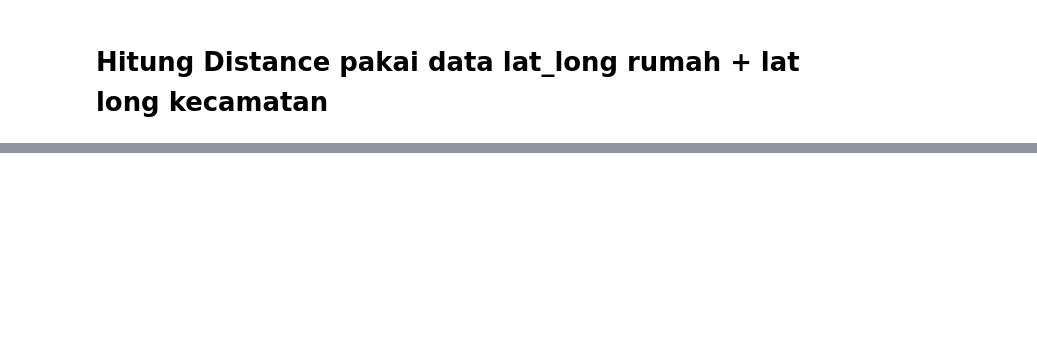
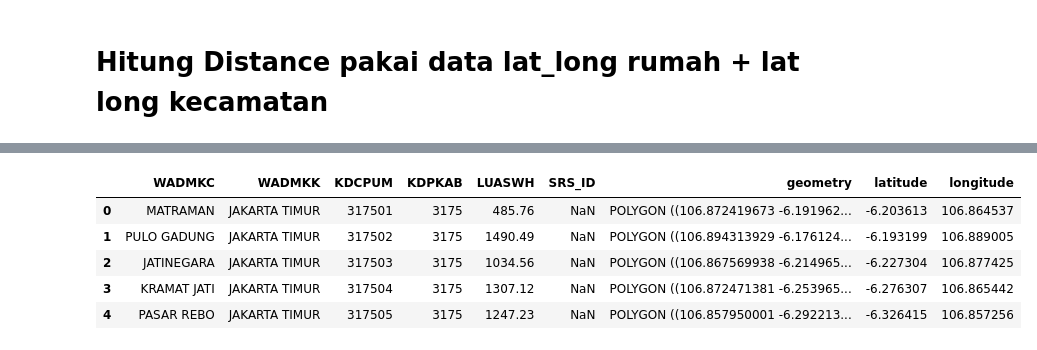
Before and after one commit to ilham-mukti/harga-rumah-jakarta, a Jupyter notebook: hitung_distance.ipynb, the cells around one changed output, grey strips where cells are left out. Saved outputs shown, nothing was run; the diff lists cells and outputs as text; code cells hidden in the pictures; blank space fills up the shorter version.

```diff
--- a/hitung_distance.ipynb
+++ b/hitung_distance.ipynb
@@ -12,0 +31,10 @@ datas.drop(columns=['pickup_longitude', 'dropoff_longitude', 'pickup_latitude',
+# %%
+datas_kecamatan = pd.read_csv("https://raw.githubusercontent.com/ilham-mukti/harga-rumah-jakarta/main/data/lat_long_kecamatan_jakarta.csv")
+datas_kecamatan.head()
+# %% [output]
+|  | WADMKC | WADMKK | KDCPUM | KDPKAB | LUASWH | SRS_ID | geometry | latitude | longitude |
+| 0 | MATRAMAN | JAKARTA TIMUR | 317501 | 3175 | 485.76 | NaN | POLYGON ((106.872419673 -6.191962... | -6.203613 | 106.864537 |
+| 1 | PULO GADUNG | JAKARTA TIMUR | 317502 | 3175 | 1490.49 | NaN | POLYGON ((106.894313929 -6.176124... | -6.193199 | 106.889005 |
+| 2 | JATINEGARA | JAKARTA TIMUR | 317503 | 3175 | 1034.56 | NaN | POLYGON ((106.867569938 -6.214965... | -6.227304 | 106.877425 |
+| 3 | KRAMAT JATI | JAKARTA TIMUR | 317504 | 3175 | 1307.12 | NaN | POLYGON ((106.872471381 -6.253965... | -6.276307 | 106.865442 |
+| 4 | PASAR REBO | JAKARTA TIMUR | 317505 | 3175 | 1247.23 | NaN | POLYGON ((106.857950001 -6.292213... | -6.326415 | 106.857256 |
```
Also changed, not shown: parts of 19 cells of this notebook.
